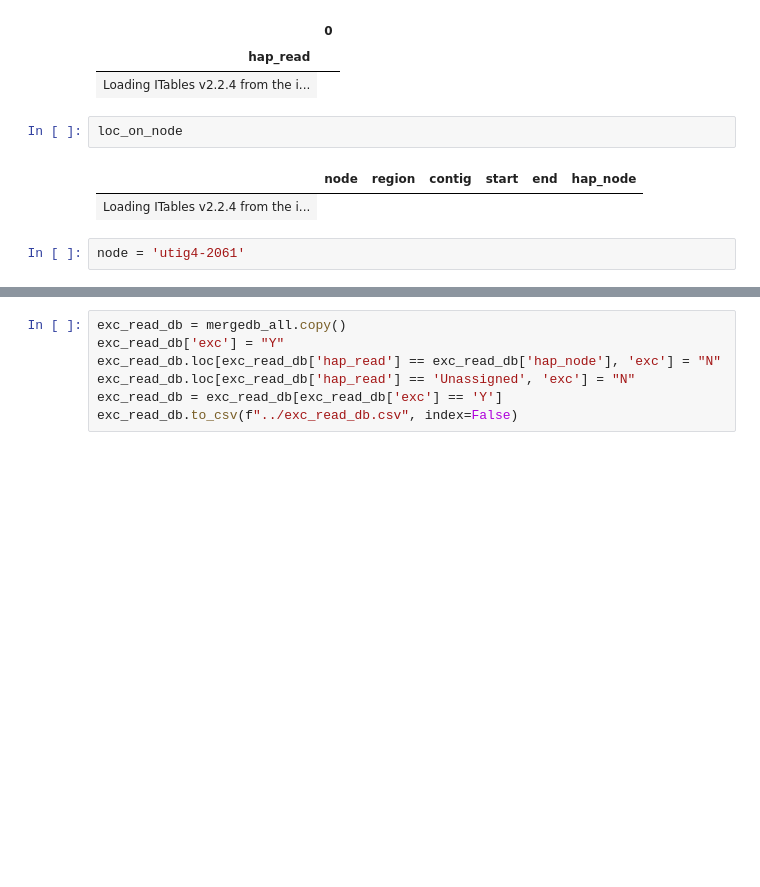
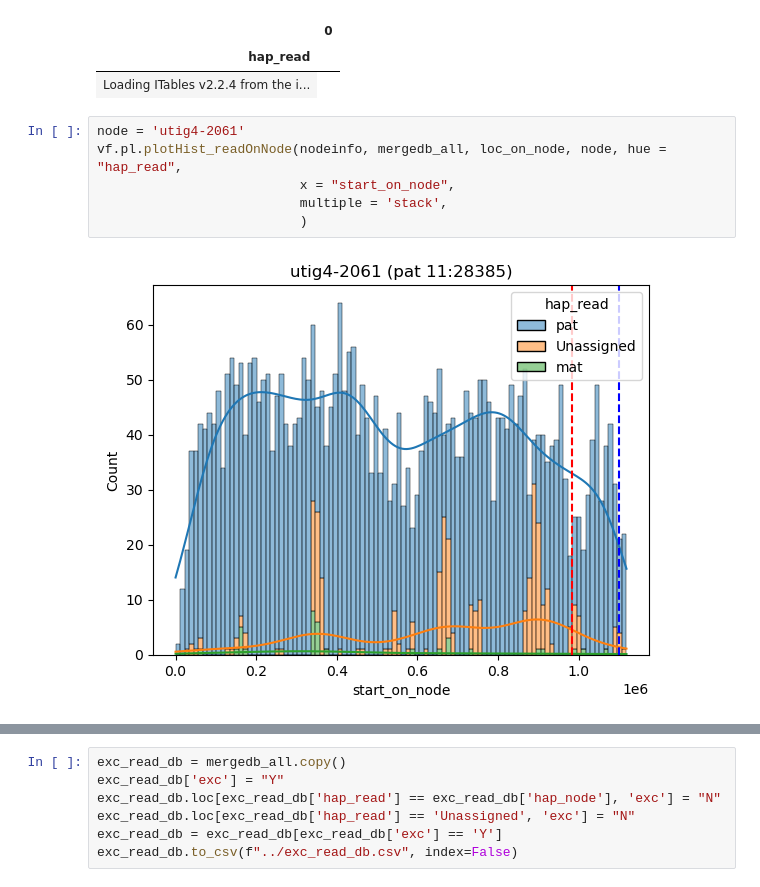
Before and after one commit to jjuhyunkim/verkko-fillet, a Jupyter notebook: docs/tutorials/basics/conv_fasta_gfa.ipynb, the cells around one changed output, grey strips where cells are left out. Drawn from its saved outputs; the diff is of its cells as text; blank space fills up the shorter version.

```diff
--- a/docs/tutorials/basics/conv_fasta_gfa.ipynb
+++ b/docs/tutorials/basics/conv_fasta_gfa.ipynb
@@ -215,11 +235,12 @@ mergedb_all.groupby('hap_read').size()
 |  | 0 |
 | hap_read |  |
 | Loading ITables v2.2.4 from the i... |
-# %%
-loc_on_node
-# %% [output]
-|  | node | region | contig | start | end | hap_node |
-| Loading ITables v2.2.4 from the i... |
-# %%
-node = 'utig4-2061'
+# %%
+node = 'utig4-2061'
+vf.pl.plotHist_readOnNode(nodeinfo, mergedb_all, loc_on_node, node, hue = "hap_read",
+                          x = "start_on_node",
+                          multiple = 'stack',
+                          )
+# %% [output]
+[figure, added]
 # %%
```
Also changed, not shown: parts of 14 cells of this notebook, 33 other files.
